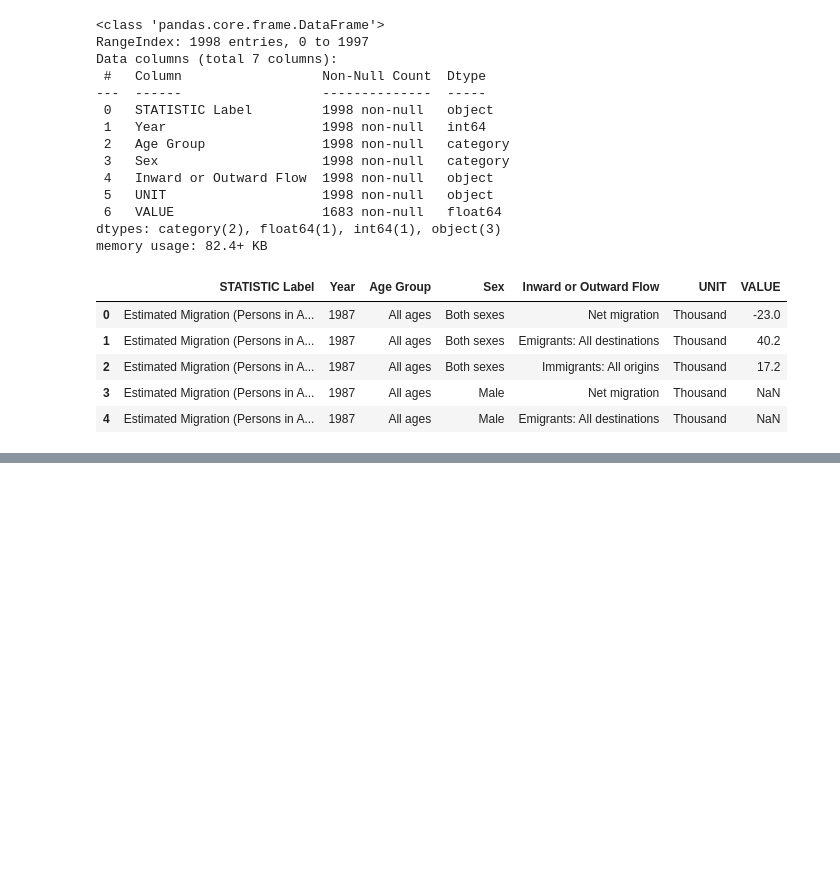
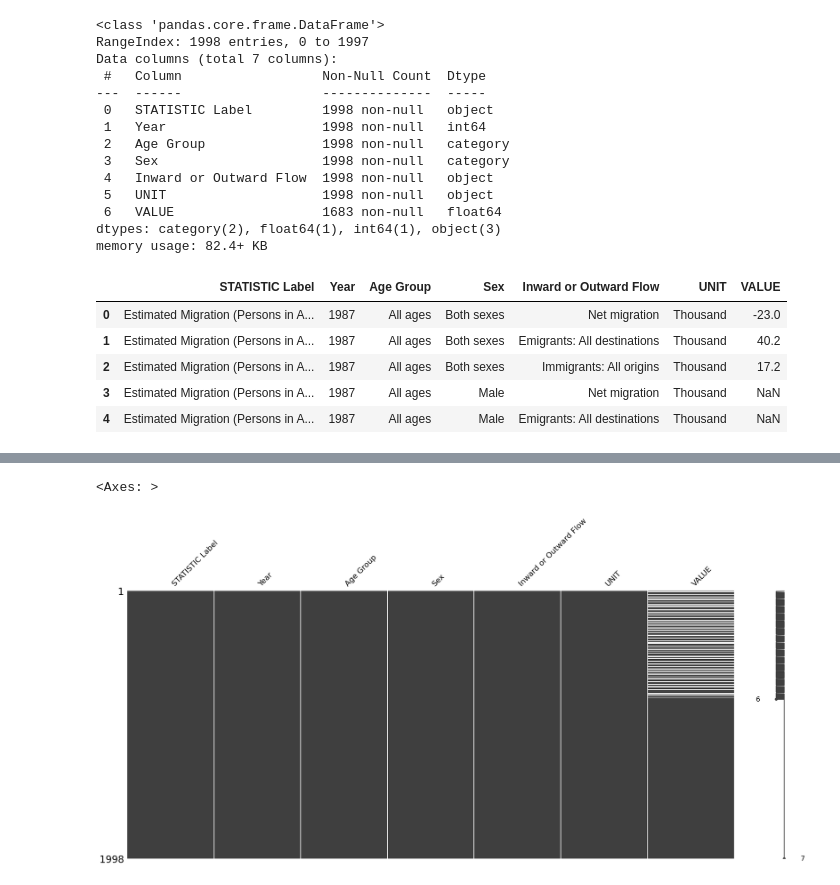
Before and after one commit to salahagnir/CA, a Jupyter notebook: CA1.ipynb, the cells around one changed output, grey strips where cells are left out. Saved outputs shown, nothing was run; the diff lists cells and outputs as text; code cells hidden in the pictures; blank space fills up the shorter version.

```diff
--- a/CA1.ipynb
+++ b/CA1.ipynb
@@ -54,0 +124,6 @@ df1.head(5)
+# %%
+import missingno as msno
+msno.matrix(df1)
+# %% [output]
+<Axes: >
+[figure, added]
```
Also changed, not shown: parts of 7 cells of this notebook.
